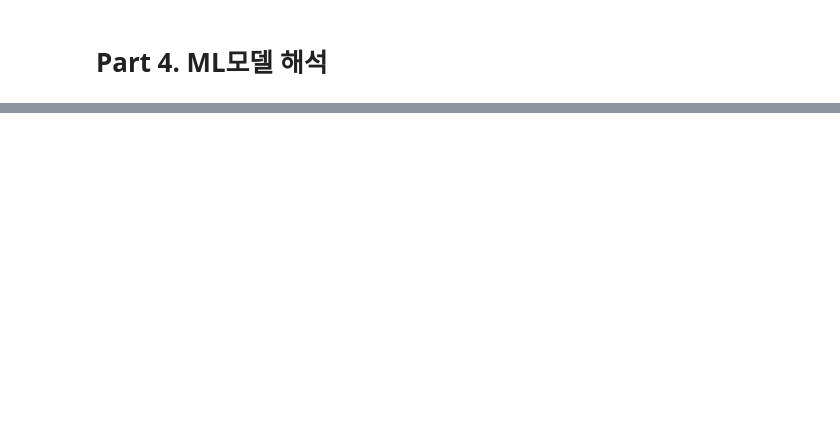
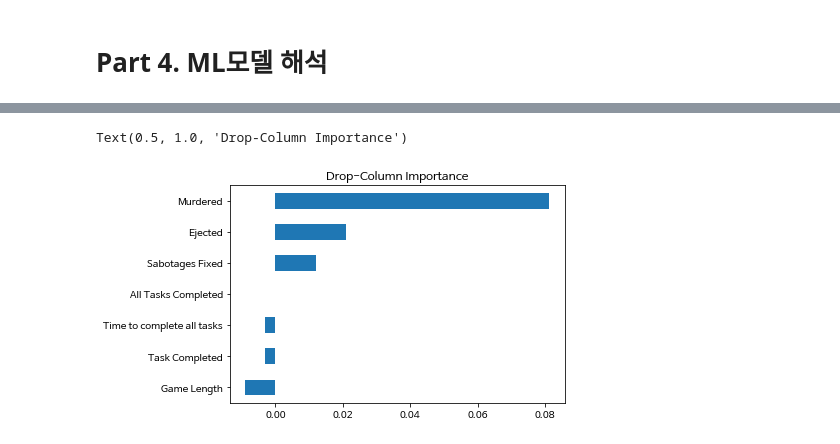
Before and after one commit to donghwi2022/ds-section2-project, a Jupyter notebook: section2_project.ipynb, the cells around one changed output, grey strips where cells are left out. Drawn from its saved outputs; the diff is of its cells as text; code cells hidden in the pictures; blank space fills up the shorter version.

```diff
--- a/section2_project.ipynb
+++ b/section2_project.ipynb
@@ -433,0 +430,14 @@ Text(0.5, 1.0, 'Confusion Matrix (n = 332)')
+# %%
+# Drop-Column Importance를 사용하여 특성 중요도 확인
+score = model_best.score(X_test_encoded, y_test)
+print(f'Before Drop :: 정확도 {score:.3f}')
+
+dci = pd.Series(dtype = float)
+
+for feature in features:
+    p = model_best
+    p.fit(X_train_encoded.drop(columns=[feature], axis=1), y_train)
+    score_dropped = p.score(X_test_encoded.drop(columns=[feature], axis=1), y_test)
+    print(f"Drop {feature} :: 정확도 {score_dropped:.3f}")
+
+    dci[feature] =  score - score_dropped
@@ -433,0 +453,6 @@ Text(0.5, 1.0, 'Confusion Matrix (n = 332)')
+# %%
+dci.sort_values().plot.barh()
+plt.title("Drop-Column Importance")
+# %% [output]
+Text(0.5, 1.0, 'Drop-Column Importance')
+[figure, added]
```
Also changed, not shown: parts of 19 cells of this notebook.
